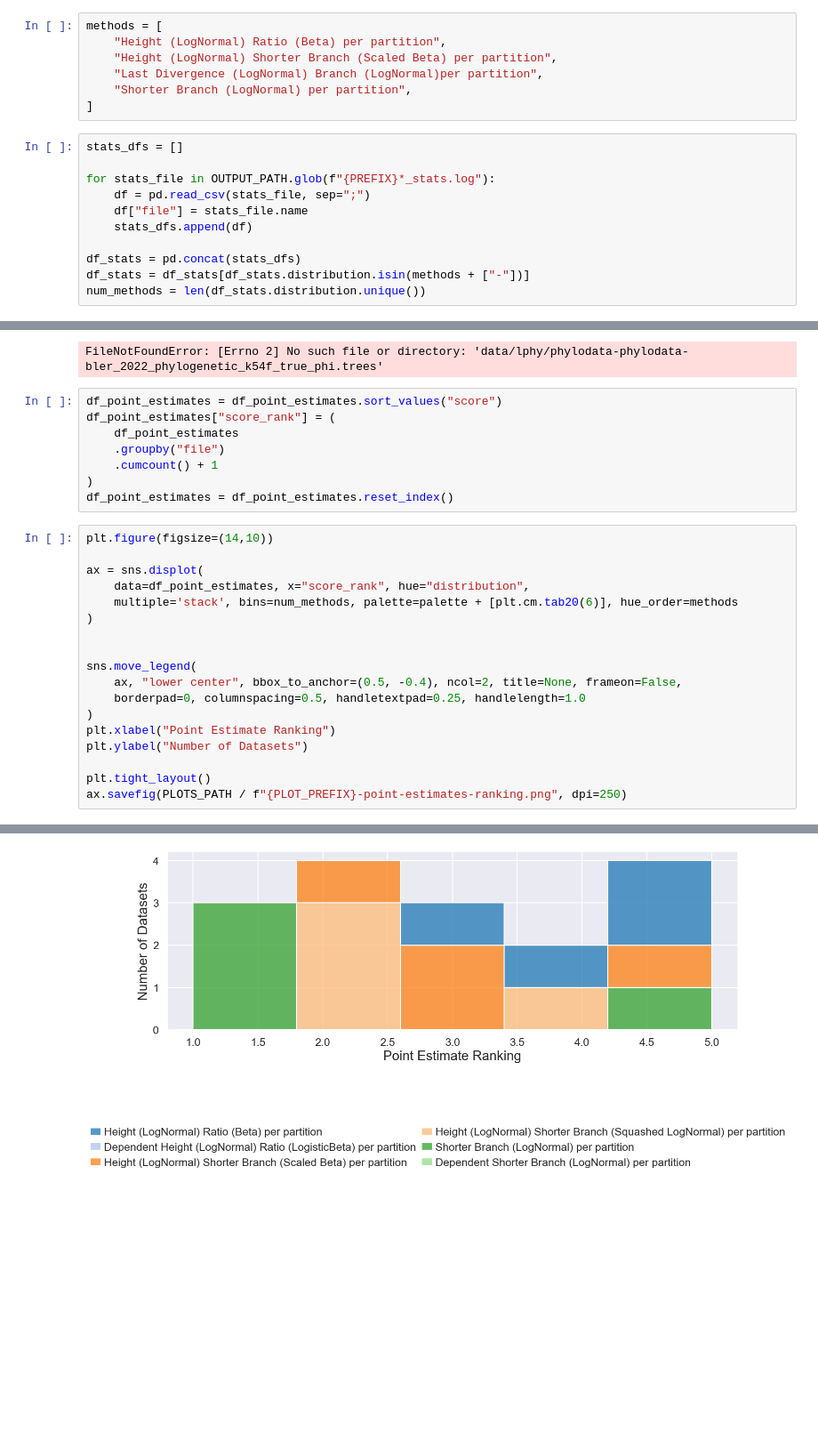
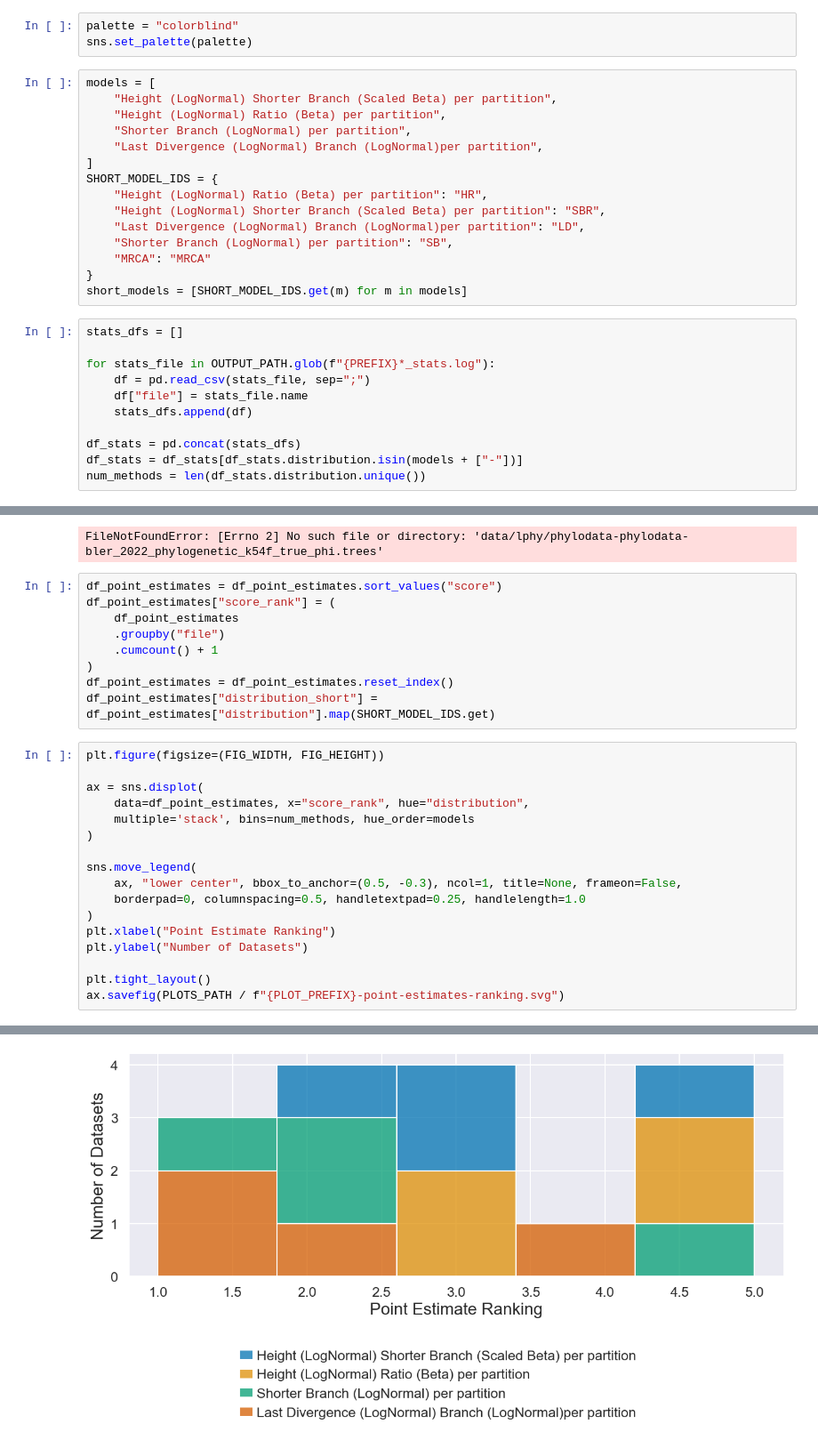
Before and after one commit to tochsner/ccd-validation, a Jupyter notebook: src/julia_analysis/julia_analysis.ipynb, the cells around one changed output, grey strips where cells are left out. Shown at 89% size. Cells and saved outputs as stored; diff of their text form; blank space fills up the shorter version.

```diff
--- a/src/julia_analysis/julia_analysis.ipynb
+++ b/src/julia_analysis/julia_analysis.ipynb
@@ -31,10 +26,21 @@ sns.set_palette(palette)
+# %%
+palette = "colorblind"
+sns.set_palette(palette)
 # %%
-methods = [
+models = [
+    "Height (LogNormal) Shorter Branch (Scaled Beta) per partition",
     "Height (LogNormal) Ratio (Beta) per partition",
-    "Height (LogNormal) Shorter Branch (Scaled Beta) per partition",
+    "Shorter Branch (LogNormal) per partition",
     "Last Divergence (LogNormal) Branch (LogNormal)per partition",
-    "Shorter Branch (LogNormal) per partition",
 ]
+SHORT_MODEL_IDS = {
+    "Height (LogNormal) Ratio (Beta) per partition": "HR",
+    "Height (LogNormal) Shorter Branch (Scaled Beta) per partition": "SBR",
+    "Last Divergence (LogNormal) Branch (LogNormal)per partition": "LD",
+    "Shorter Branch (LogNormal) per partition": "SB",
+    "MRCA": "MRCA"
+}
+short_models = [SHORT_MODEL_IDS.get(m) for m in models]
 # %%
 stats_dfs = []
 
@@ -44,5 +50,5 @@ for stats_file in OUTPUT_PATH.glob(f"{PREFIX}*_stats.log"):
     stats_dfs.append(df)
 
 df_stats = pd.concat(stats_dfs)
-df_stats = df_stats[df_stats.distribution.isin(methods + ["-"])]
+df_stats = df_stats[df_stats.distribution.isin(models + ["-"])]
 num_methods = len(df_stats.distribution.unique())
@@ -395,22 +279,22 @@ df_point_estimates["score_rank"] = (
     .cumcount() + 1
 )
 df_point_estimates = df_point_estimates.reset_index()
+df_point_estimates["distribution_short"] = df_point_estimates["distribution"].map(SHORT_MODEL_IDS.get)
 # %%
-plt.figure(figsize=(14,10))
+plt.figure(figsize=(FIG_WIDTH, FIG_HEIGHT))
 
 ax = sns.displot(
     data=df_point_estimates, x="score_rank", hue="distribution",
-    multiple='stack', bins=num_methods, palette=palette + [plt.cm.tab20(6)], hue_order=methods
+    multiple='stack', bins=num_methods, hue_order=models
 )
 
-
 sns.move_legend(
-    ax, "lower center", bbox_to_anchor=(0.5, -0.4), ncol=2, title=None, frameon=False,
+    ax, "lower center", bbox_to_anchor=(0.5, -0.3), ncol=1, title=None, frameon=False,
     borderpad=0, columnspacing=0.5, handletextpad=0.25, handlelength=1.0
 )
 plt.xlabel("Point Estimate Ranking")
 plt.ylabel("Number of Datasets")
 
 plt.tight_layout()
-ax.savefig(PLOTS_PATH / f"{PLOT_PREFIX}-point-estimates-ranking.png", dpi=250)
+ax.savefig(PLOTS_PATH / f"{PLOT_PREFIX}-point-estimates-ranking.svg")
 # %% [output]
@@ -418,2 +302,2 @@ ax.savefig(PLOTS_PATH / f"{PLOT_PREFIX}-point-estimates-ranking.png", dpi=250)
-[figure, old version]
+[figure, new version]
 # %%
```
Also changed, not shown: parts of 24 cells of this notebook, 4 other files.
